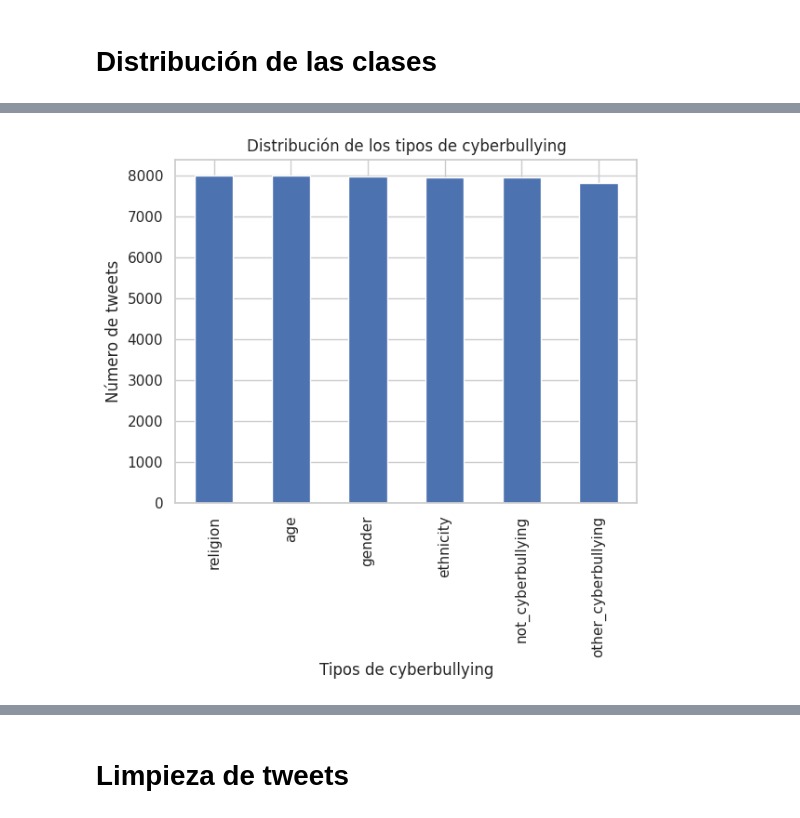
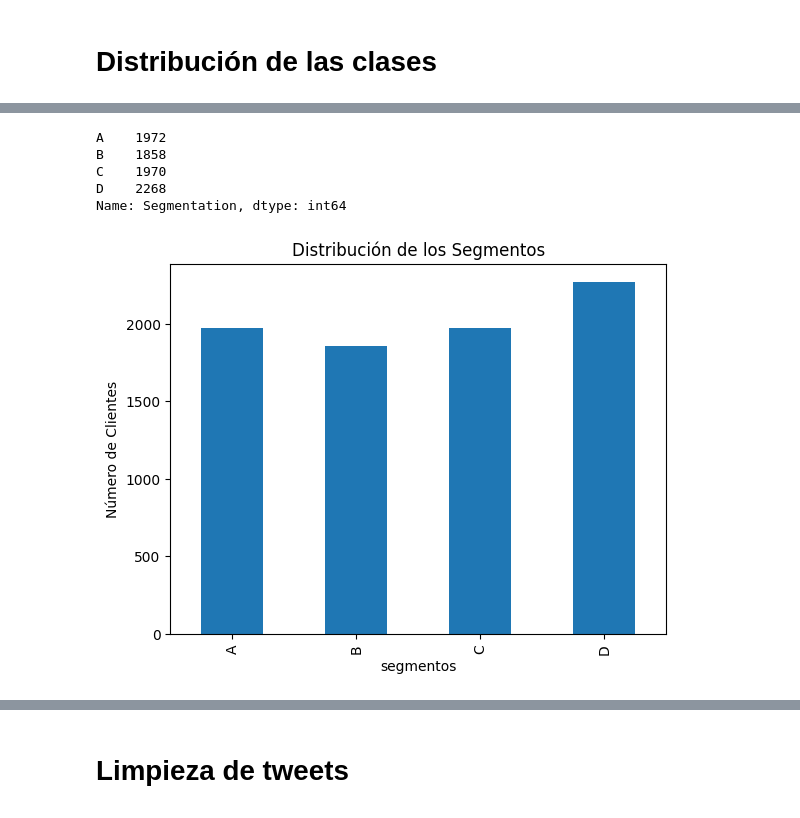
Before and after one commit to Manolo1109/Proyecto_Fundamentos, a Jupyter notebook: Proyecto_Fundamentos.ipynb, the cells around one changed output, grey strips where cells are left out. Saved outputs shown, nothing was run; the diff lists cells and outputs as text; code cells hidden in the pictures.

```diff
--- a/Proyecto_Fundamentos.ipynb
+++ b/Proyecto_Fundamentos.ipynb
@@ -123,2 +122,0 @@ df_train.tail()
-# %%
-df_train[df_train.columns] = df_train[df_train.columns].astype('string')
@@ -180,11 +189,19 @@ Name: cyberbullying_type, dtype: Int64
+# %%
+df_train['Segmentation'].value_counts().sort_index()
+# %% [output]
+A    1972
+B    1858
+C    1970
+D    2268
+Name: Segmentation, dtype: int64
 # %%
-class_counts = df['cyberbullying_type'].value_counts()
+class_counts = df_train['Segmentation'].value_counts().sort_index()
 class_counts.plot(kind='bar')
-plt.title('Distribución de los tipos de cyberbullying')
-plt.xlabel('Tipos de cyberbullying')
-plt.ylabel('Número de tweets')
+plt.title('Distribución de los Segmentos')
+plt.xlabel('Segmentos')
+plt.ylabel('Número de Clientes')
 plt.show()
 # %% [output]
-[figure, old version]
+[figure, new version]
 # %%
 plt.figure(figsize = (7,7))
```
Also changed, not shown: parts of 13 cells of this notebook.
